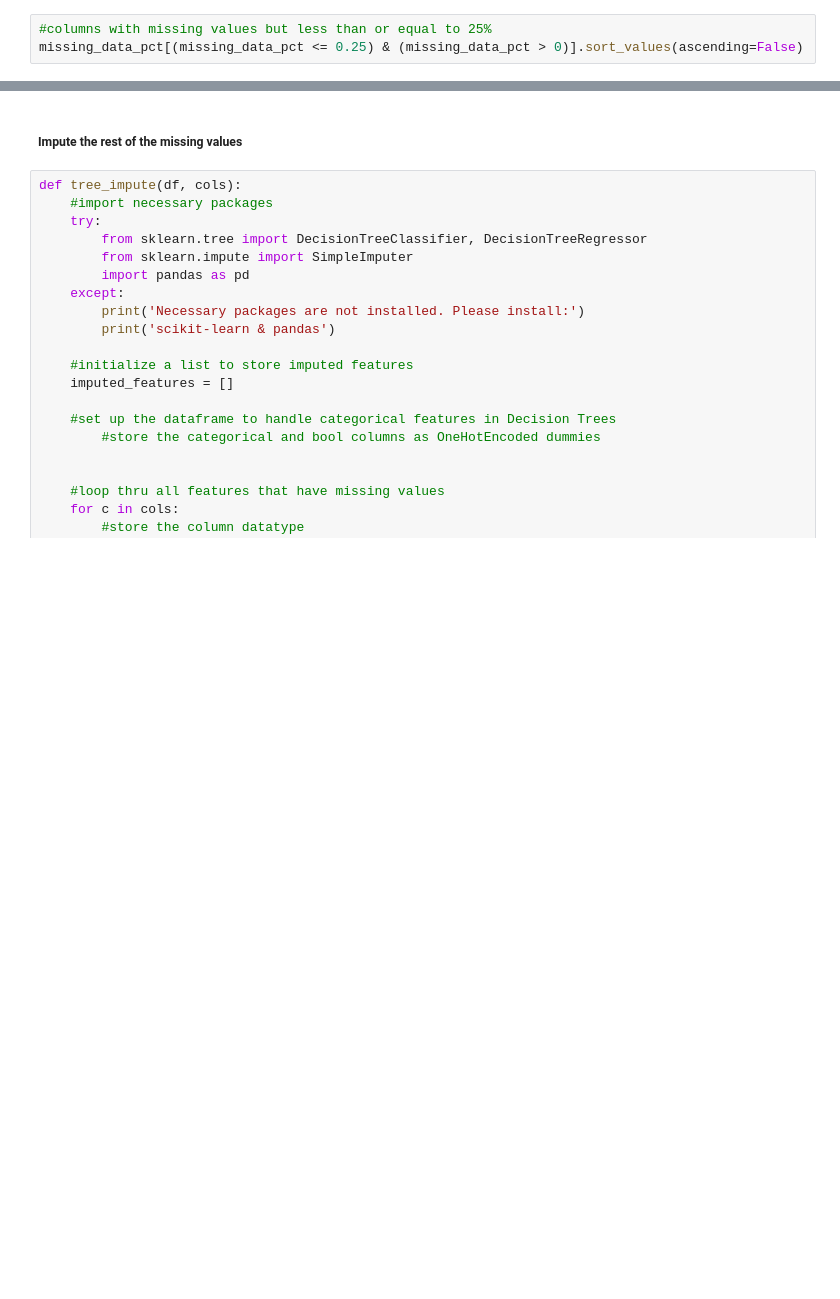
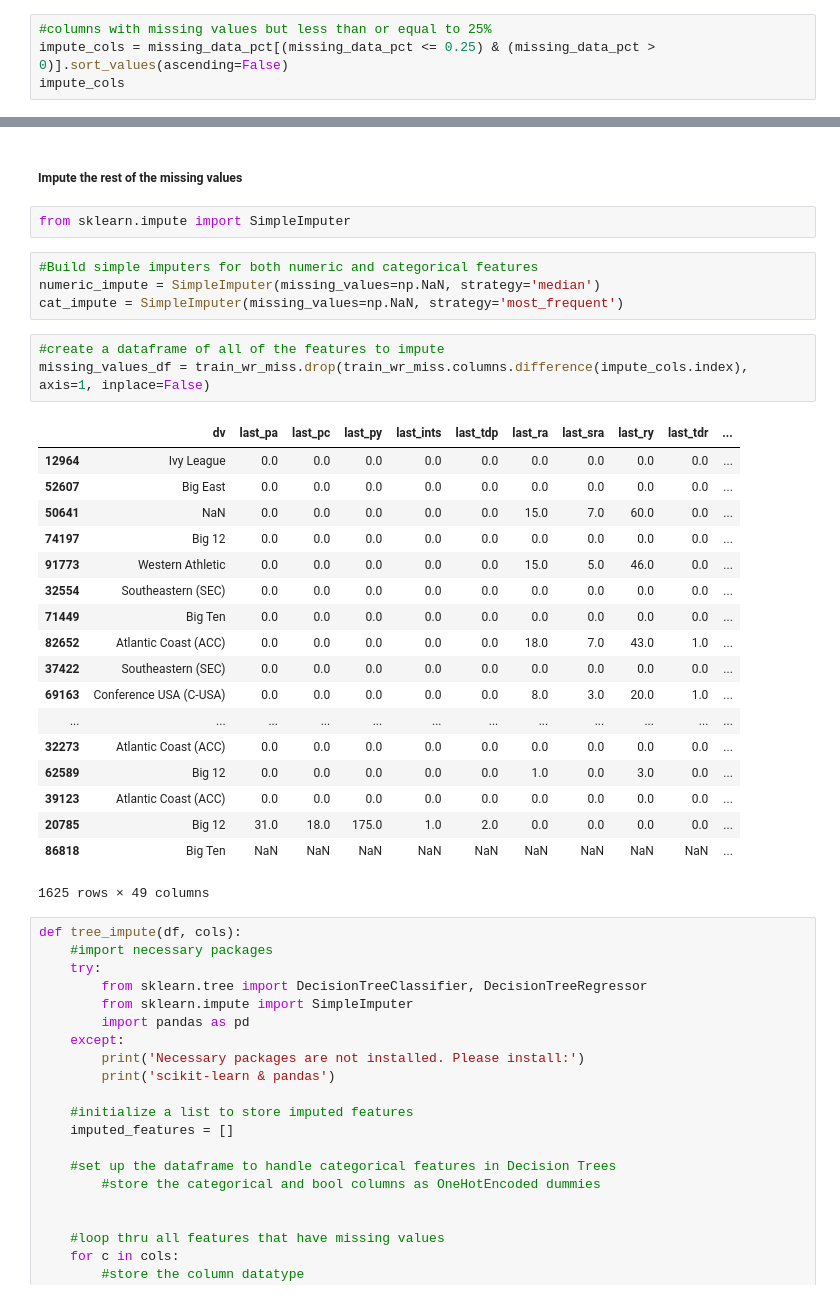
Before and after one commit to jchristo12/fantasy_football, a Jupyter notebook: analysis/model_dev.ipynb, the cells around one changed output, grey strips where cells are left out. Saved outputs shown, nothing was run; the diff lists cells and outputs as text; blank space fills up the shorter version.

Commit message:
Work on imputing missing data

```diff
--- a/analysis/model_dev.ipynb
+++ b/analysis/model_dev.ipynb
@@ -97,5 +97,6 @@ career_carry_to_td       0.311385
 dtype: float64
 # %%
 #columns with missing values but less than or equal to 25%
-missing_data_pct[(missing_data_pct <= 0.25) & (missing_data_pct > 0)].sort_values(ascending=False)
+impute_cols = missing_data_pct[(missing_data_pct <= 0.25) & (missing_data_pct > 0)].sort_values(ascending=False)
+impute_cols
 # %% [output]
@@ -154,6 +134,34 @@ train_wr_miss.shape
 (1625, 138)
 # %% [markdown]
 ##### Impute the rest of the missing values
+# %%
+from sklearn.impute import SimpleImputer
+# %%
+#Build simple imputers for both numeric and categorical features
+numeric_impute = SimpleImputer(missing_values=np.NaN, strategy='median')
+cat_impute = SimpleImputer(missing_values=np.NaN, strategy='most_frequent')
+# %%
+#create a dataframe of all of the features to impute
+missing_values_df = train_wr_miss.drop(train_wr_miss.columns.difference(impute_cols.index), axis=1, inplace=False)
+# %% [output]
+|  | dv | last_pa | last_pc | last_py | last_ints | last_tdp | last_ra | last_sra | last_ry | last_tdr | ... |
+| 12964 | Ivy League | 0.0 | 0.0 | 0.0 | 0.0 | 0.0 | 0.0 | 0.0 | 0.0 | 0.0 | ... |
+| 52607 | Big East | 0.0 | 0.0 | 0.0 | 0.0 | 0.0 | 0.0 | 0.0 | 0.0 | 0.0 | ... |
+| 50641 | NaN | 0.0 | 0.0 | 0.0 | 0.0 | 0.0 | 15.0 | 7.0 | 60.0 | 0.0 | ... |
+| 74197 | Big 12 | 0.0 | 0.0 | 0.0 | 0.0 | 0.0 | 0.0 | 0.0 | 0.0 | 0.0 | ... |
+| 91773 | Western Athletic | 0.0 | 0.0 | 0.0 | 0.0 | 0.0 | 15.0 | 5.0 | 46.0 | 0.0 | ... |
+| 32554 | Southeastern (SEC) | 0.0 | 0.0 | 0.0 | 0.0 | 0.0 | 0.0 | 0.0 | 0.0 | 0.0 | ... |
+| 71449 | Big Ten | 0.0 | 0.0 | 0.0 | 0.0 | 0.0 | 0.0 | 0.0 | 0.0 | 0.0 | ... |
+| 82652 | Atlantic Coast (ACC) | 0.0 | 0.0 | 0.0 | 0.0 | 0.0 | 18.0 | 7.0 | 43.0 | 1.0 | ... |
+| 37422 | Southeastern (SEC) | 0.0 | 0.0 | 0.0 | 0.0 | 0.0 | 0.0 | 0.0 | 0.0 | 0.0 | ... |
+| 69163 | Conference USA (C-USA) | 0.0 | 0.0 | 0.0 | 0.0 | 0.0 | 8.0 | 3.0 | 20.0 | 1.0 | ... |
+| ... | ... | ... | ... | ... | ... | ... | ... | ... | ... | ... | ... |
+| 32273 | Atlantic Coast (ACC) | 0.0 | 0.0 | 0.0 | 0.0 | 0.0 | 0.0 | 0.0 | 0.0 | 0.0 | ... |
+| 62589 | Big 12 | 0.0 | 0.0 | 0.0 | 0.0 | 0.0 | 1.0 | 0.0 | 3.0 | 0.0 | ... |
+| 39123 | Atlantic Coast (ACC) | 0.0 | 0.0 | 0.0 | 0.0 | 0.0 | 0.0 | 0.0 | 0.0 | 0.0 | ... |
+| 20785 | Big 12 | 31.0 | 18.0 | 175.0 | 1.0 | 2.0 | 0.0 | 0.0 | 0.0 | 0.0 | ... |
+| 86818 | Big Ten | NaN | NaN | NaN | NaN | NaN | NaN | NaN | NaN | NaN | ... |
+1625 rows × 49 columns
 # %%
 def tree_impute(df, cols):
     #import necessary packages
```
Also changed, not shown: parts of 3 cells of this notebook.
